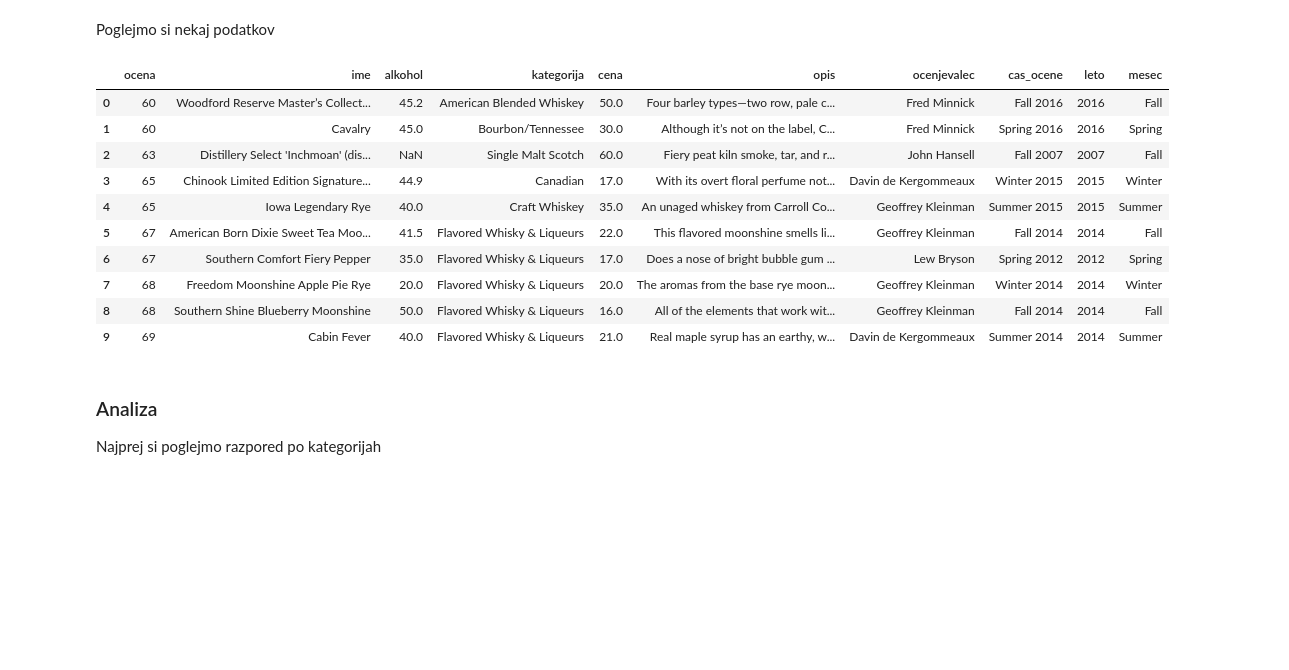
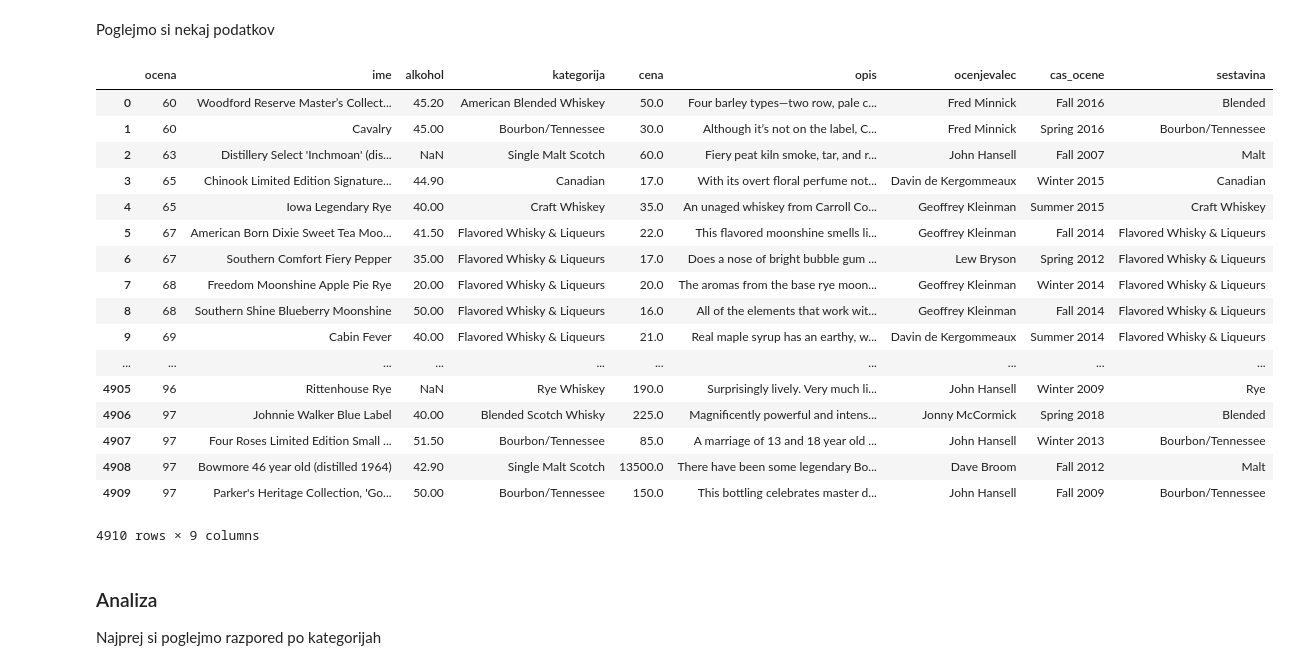
Before and after one commit to GTerglav/Viski, a Jupyter notebook: viski_analiza.ipynb, the cells around one changed output. Drawn from its saved outputs; the diff is of its cells as text; code cells hidden in the pictures; blank space fills up the shorter version.

```diff
--- a/viski_analiza.ipynb
+++ b/viski_analiza.ipynb
@@ -16,20 +16,27 @@ pd.options.display.max_rows = 20
 viski = pd.read_csv("viski.csv")
 # %% [markdown]
 Poglejmo si nekaj podatkov
-# %%
-viski.head(n=10)
-# %% [output]
-|  | ocena | ime | alkohol | kategorija | cena | opis | ocenjevalec | cas_ocene | leto | mesec |
-| 0 | 60 | Woodford Reserve Master’s Collect... | 45.2 | American Blended Whiskey | 50.0 | Four barley types—two row, pale c... | Fred Minnick | Fall 2016 | 2016 | Fall |
-| 1 | 60 | Cavalry | 45.0 | Bourbon/Tennessee | 30.0 | Although it’s not on the label, C... | Fred Minnick | Spring 2016 | 2016 | Spring |
-| 2 | 63 | Distillery Select 'Inchmoan' (dis... | NaN | Single Malt Scotch | 60.0 | Fiery peat kiln smoke, tar, and r... | John Hansell | Fall 2007 | 2007 | Fall |
-| 3 | 65 | Chinook Limited Edition Signature... | 44.9 | Canadian | 17.0 | With its overt floral perfume not... | Davin de Kergommeaux | Winter 2015 | 2015 | Winter |
-| 4 | 65 | Iowa Legendary Rye | 40.0 | Craft Whiskey | 35.0 | An unaged whiskey from Carroll Co... | Geoffrey Kleinman | Summer 2015 | 2015 | Summer |
-| 5 | 67 | American Born Dixie Sweet Tea Moo... | 41.5 | Flavored Whisky & Liqueurs | 22.0 | This flavored moonshine smells li... | Geoffrey Kleinman | Fall 2014 | 2014 | Fall |
-| 6 | 67 | Southern Comfort Fiery Pepper | 35.0 | Flavored Whisky & Liqueurs | 17.0 | Does a nose of bright bubble gum ... | Lew Bryson | Spring 2012 | 2012 | Spring |
-| 7 | 68 | Freedom Moonshine Apple Pie Rye | 20.0 | Flavored Whisky & Liqueurs | 20.0 | The aromas from the base rye moon... | Geoffrey Kleinman | Winter 2014 | 2014 | Winter |
-| 8 | 68 | Southern Shine Blueberry Moonshine | 50.0 | Flavored Whisky & Liqueurs | 16.0 | All of the elements that work wit... | Geoffrey Kleinman | Fall 2014 | 2014 | Fall |
-| 9 | 69 | Cabin Fever | 40.0 | Flavored Whisky & Liqueurs | 21.0 | Real maple syrup has an earthy, w... | Davin de Kergommeaux | Summer 2014 | 2014 | Summer |
+# %%
+viski
+# %% [output]
+|  | ocena | ime | alkohol | kategorija | cena | opis | ocenjevalec | cas_ocene | sestavina |
+| 0 | 60 | Woodford Reserve Master’s Collect... | 45.20 | American Blended Whiskey | 50.0 | Four barley types—two row, pale c... | Fred Minnick | Fall 2016 | Blended |
+| 1 | 60 | Cavalry | 45.00 | Bourbon/Tennessee | 30.0 | Although it’s not on the label, C... | Fred Minnick | Spring 2016 | Bourbon/Tennessee |
+| 2 | 63 | Distillery Select 'Inchmoan' (dis... | NaN | Single Malt Scotch | 60.0 | Fiery peat kiln smoke, tar, and r... | John Hansell | Fall 2007 | Malt |
+| 3 | 65 | Chinook Limited Edition Signature... | 44.90 | Canadian | 17.0 | With its overt floral perfume not... | Davin de Kergommeaux | Winter 2015 | Canadian |
+| 4 | 65 | Iowa Legendary Rye | 40.00 | Craft Whiskey | 35.0 | An unaged whiskey from Carroll Co... | Geoffrey Kleinman | Summer 2015 | Craft Whiskey |
+| 5 | 67 | American Born Dixie Sweet Tea Moo... | 41.50 | Flavored Whisky & Liqueurs | 22.0 | This flavored moonshine smells li... | Geoffrey Kleinman | Fall 2014 | Flavored Whisky & Liqueurs |
+| 6 | 67 | Southern Comfort Fiery Pepper | 35.00 | Flavored Whisky & Liqueurs | 17.0 | Does a nose of bright bubble gum ... | Lew Bryson | Spring 2012 | Flavored Whisky & Liqueurs |
+| 7 | 68 | Freedom Moonshine Apple Pie Rye | 20.00 | Flavored Whisky & Liqueurs | 20.0 | The aromas from the base rye moon... | Geoffrey Kleinman | Winter 2014 | Flavored Whisky & Liqueurs |
+| 8 | 68 | Southern Shine Blueberry Moonshine | 50.00 | Flavored Whisky & Liqueurs | 16.0 | All of the elements that work wit... | Geoffrey Kleinman | Fall 2014 | Flavored Whisky & Liqueurs |
+| 9 | 69 | Cabin Fever | 40.00 | Flavored Whisky & Liqueurs | 21.0 | Real maple syrup has an earthy, w... | Davin de Kergommeaux | Summer 2014 | Flavored Whisky & Liqueurs |
+| ... | ... | ... | ... | ... | ... | ... | ... | ... | ... |
+| 4905 | 96 | Rittenhouse Rye | NaN | Rye Whiskey | 190.0 | Surprisingly lively. Very much li... | John Hansell | Winter 2009 | Rye |
+| 4906 | 97 | Johnnie Walker Blue Label | 40.00 | Blended Scotch Whisky | 225.0 | Magnificently powerful and intens... | Jonny McCormick | Spring 2018 | Blended |
+| 4907 | 97 | Four Roses Limited Edition Small ... | 51.50 | Bourbon/Tennessee | 85.0 | A marriage of 13 and 18 year old ... | John Hansell | Winter 2013 | Bourbon/Tennessee |
+| 4908 | 97 | Bowmore 46 year old (distilled 1964) | 42.90 | Single Malt Scotch | 13500.0 | There have been some legendary Bo... | Dave Broom | Fall 2012 | Malt |
+| 4909 | 97 | Parker's Heritage Collection, 'Go... | 50.00 | Bourbon/Tennessee | 150.0 | This bottling celebrates master d... | John Hansell | Fall 2009 | Bourbon/Tennessee |
+4910 rows × 9 columns
 # %% [markdown]
 ### Analiza
 Najprej si poglejmo razpored po kategorijah
```
Also changed, not shown: parts of 22 cells of this notebook.
